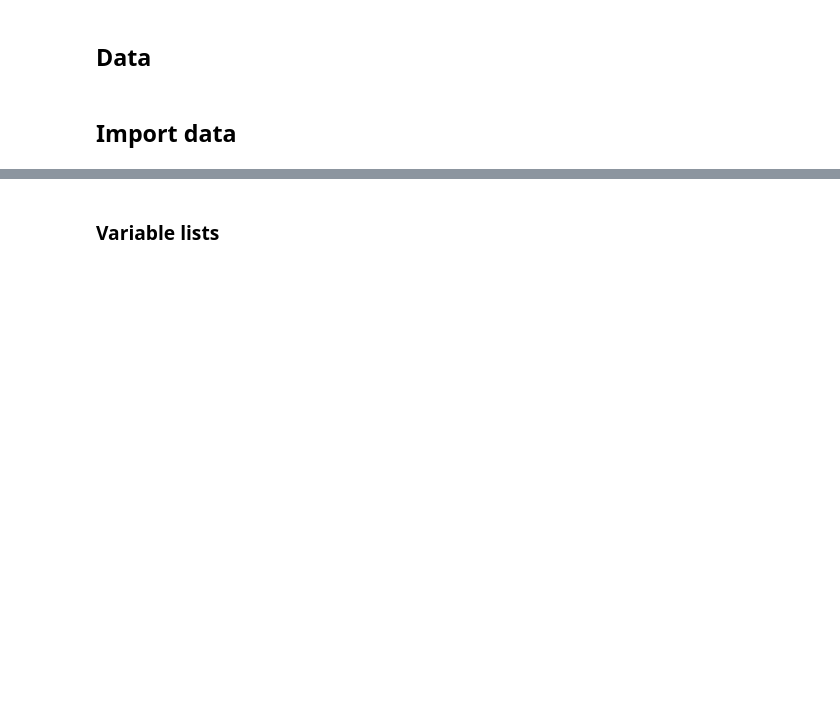
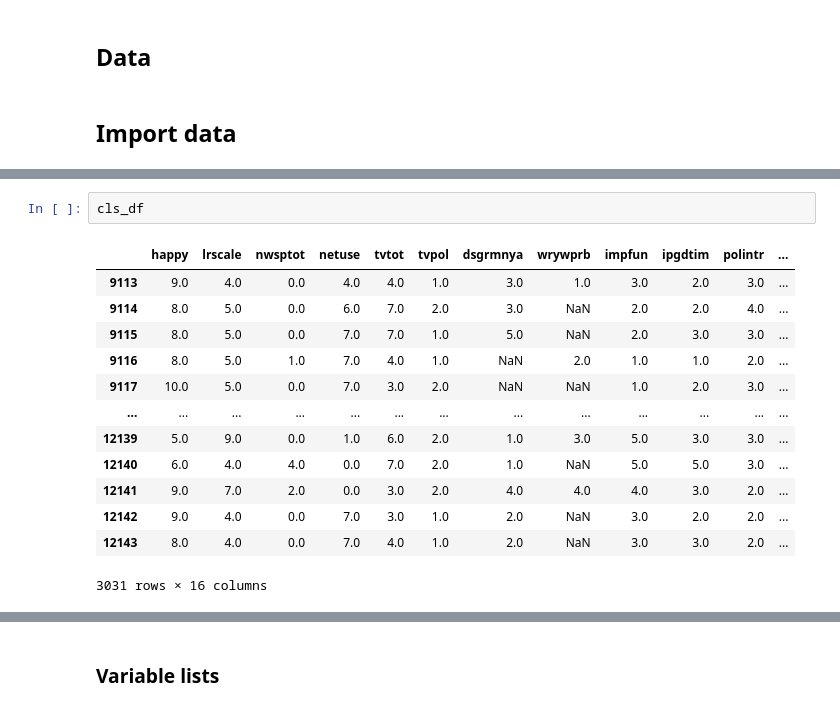
Before and after one commit to HdM-DataAnalytics/Project, a Jupyter notebook: notebooks/draft-analysis.ipynb, the cells around one changed output, grey strips where cells are left out. Cells and saved outputs as stored; diff of their text form; blank space fills up the shorter version.

```diff
--- a/notebooks/draft-analysis.ipynb
+++ b/notebooks/draft-analysis.ipynb
@@ -22,0 +387,16 @@ Group name:
+# %%
+cls_df
+# %% [output]
+|  | happy | lrscale | nwsptot | netuse | tvtot | tvpol | dsgrmnya | wrywprb | impfun | ipgdtim | polintr | ... |
+| 9113 | 9.0 | 4.0 | 0.0 | 4.0 | 4.0 | 1.0 | 3.0 | 1.0 | 3.0 | 2.0 | 3.0 | ... |
+| 9114 | 8.0 | 5.0 | 0.0 | 6.0 | 7.0 | 2.0 | 3.0 | NaN | 2.0 | 2.0 | 4.0 | ... |
+| 9115 | 8.0 | 5.0 | 0.0 | 7.0 | 7.0 | 1.0 | 5.0 | NaN | 2.0 | 3.0 | 3.0 | ... |
+| 9116 | 8.0 | 5.0 | 1.0 | 7.0 | 4.0 | 1.0 | NaN | 2.0 | 1.0 | 1.0 | 2.0 | ... |
+| 9117 | 10.0 | 5.0 | 0.0 | 7.0 | 3.0 | 2.0 | NaN | NaN | 1.0 | 2.0 | 3.0 | ... |
+| ... | ... | ... | ... | ... | ... | ... | ... | ... | ... | ... | ... | ... |
+| 12139 | 5.0 | 9.0 | 0.0 | 1.0 | 6.0 | 2.0 | 1.0 | 3.0 | 5.0 | 3.0 | 3.0 | ... |
+| 12140 | 6.0 | 4.0 | 4.0 | 0.0 | 7.0 | 2.0 | 1.0 | NaN | 5.0 | 5.0 | 3.0 | ... |
+| 12141 | 9.0 | 7.0 | 2.0 | 0.0 | 3.0 | 2.0 | 4.0 | 4.0 | 4.0 | 3.0 | 2.0 | ... |
+| 12142 | 9.0 | 4.0 | 0.0 | 7.0 | 3.0 | 1.0 | 2.0 | NaN | 3.0 | 2.0 | 2.0 | ... |
+| 12143 | 8.0 | 4.0 | 0.0 | 7.0 | 4.0 | 1.0 | 2.0 | NaN | 3.0 | 3.0 | 2.0 | ... |
+3031 rows × 16 columns
```
Also changed, not shown: parts of 57 cells of this notebook.
